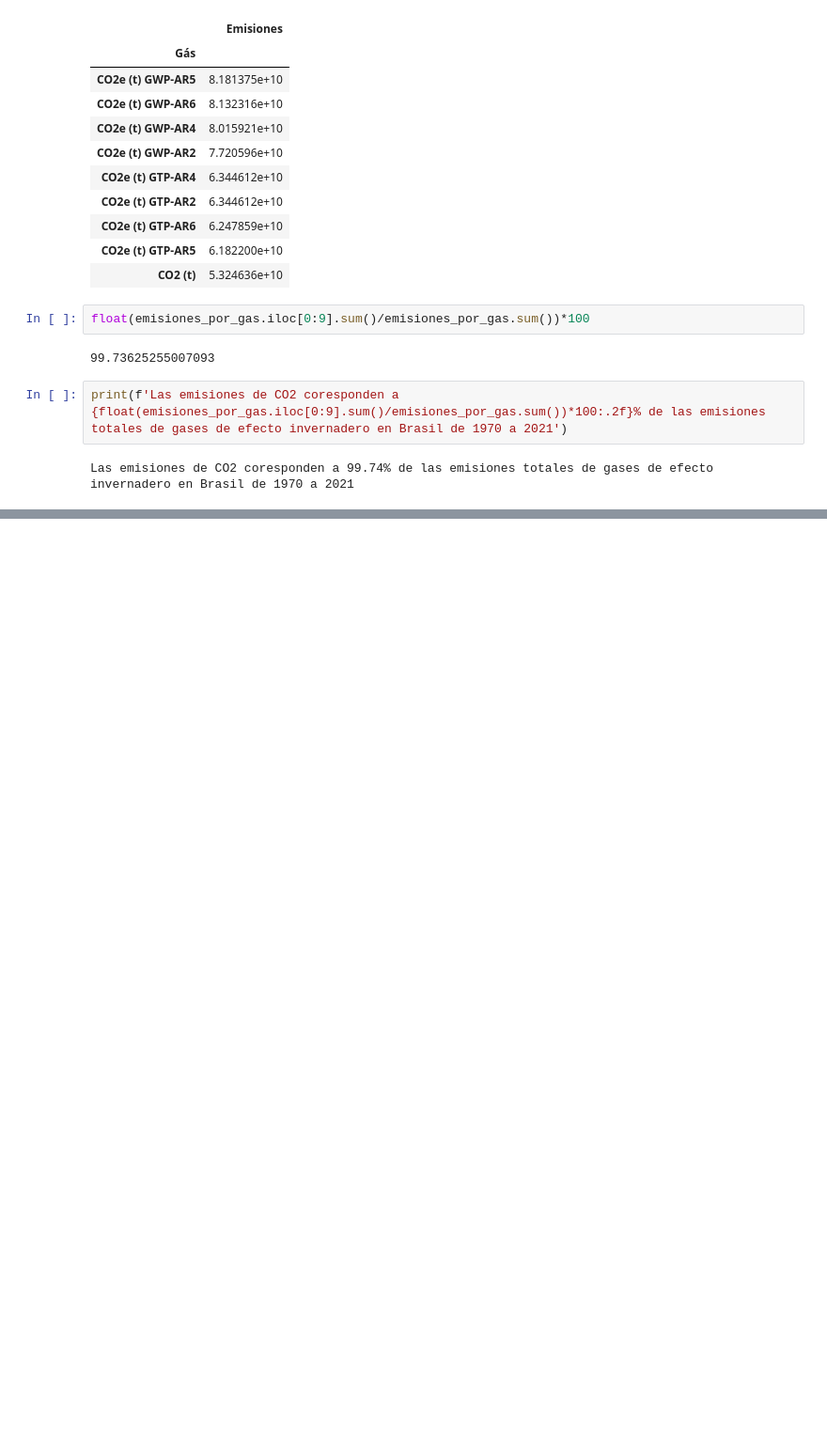
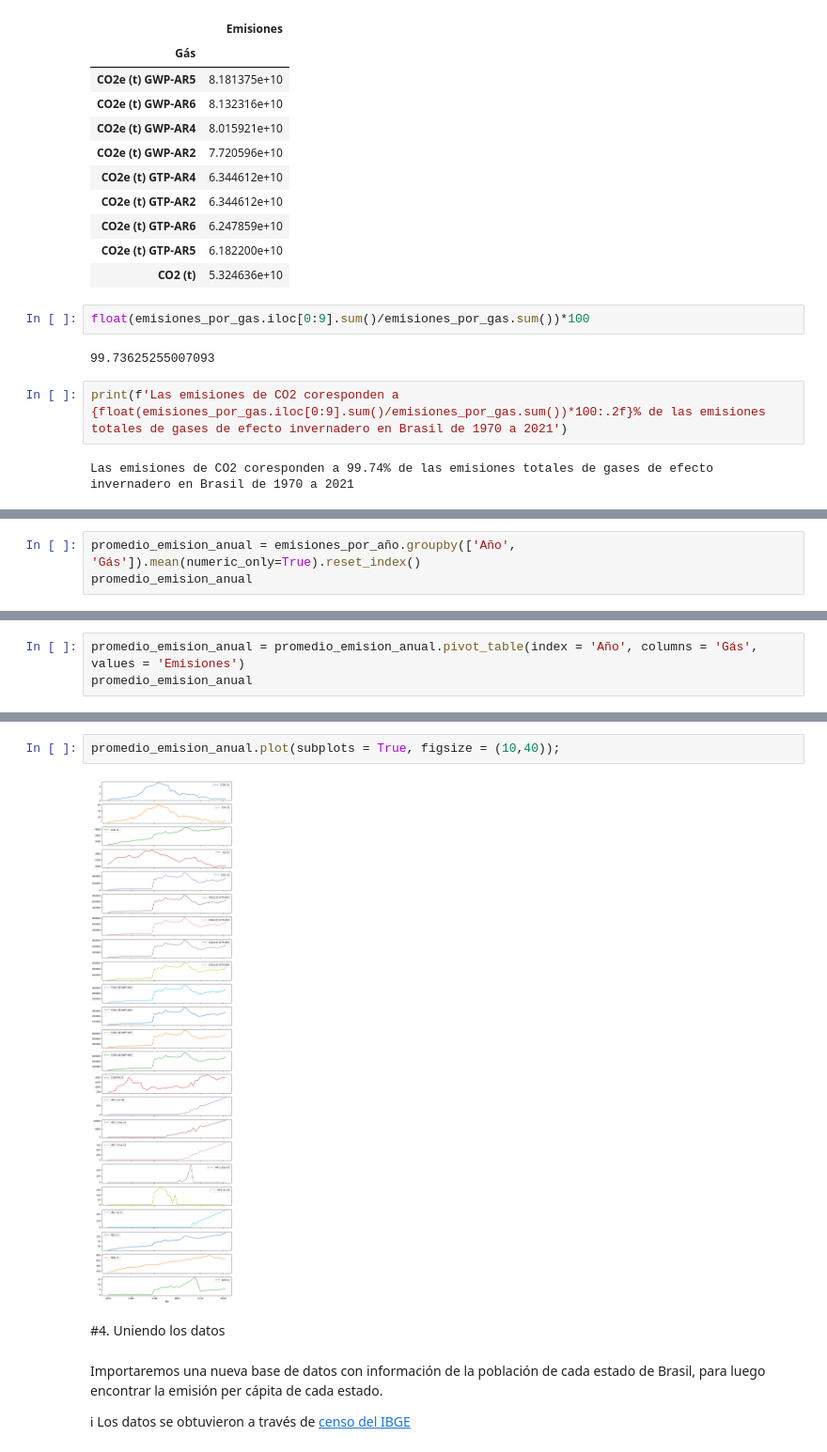
Before and after one commit to dpenamoya-ops/Pandas_seleccionar_y_agrupar_datos, a Jupyter notebook: Selección_y_agrupamiento_de_datos_con_pandas.ipynb, the cells around one changed output, grey strips where cells are left out. Shown at 94% size. Drawn from its saved outputs; the diff is of its cells as text; blank space fills up the shorter version.

```diff
--- a/Selección_y_agrupamiento_de_datos_con_pandas.ipynb
+++ b/Selección_y_agrupamiento_de_datos_con_pandas.ipynb
@@ -375,0 +657,3 @@ Las emisiones de CO2 coresponden a 99.74% de las emisiones totales de gases de e
+# %%
+promedio_emision_anual = emisiones_por_año.groupby(['Año', 'Gás']).mean(numeric_only=True).reset_index()
+promedio_emision_anual
@@ -375,0 +674,3 @@ Las emisiones de CO2 coresponden a 99.74% de las emisiones totales de gases de e
+# %%
+promedio_emision_anual = promedio_emision_anual.pivot_table(index = 'Año', columns = 'Gás', values = 'Emisiones')
+promedio_emision_anual
@@ -375,0 +697,11 @@ Las emisiones de CO2 coresponden a 99.74% de las emisiones totales de gases de e
+# %%
+promedio_emision_anual.plot(subplots = True, figsize = (10,40));
+# %% [output]
+[figure, added]
+# %% [markdown]
+#4. Uniendo los datos
+# %% [markdown]
+Importaremos una nueva base de datos con información de la población de cada estado de Brasil, para luego encontrar la emisión per cápita de cada estado.
+
+ℹ
+Los datos se obtuvieron a través de [censo del IBGE](https://www.ibge.gov.br/estatisticas/sociais/saude/22827-censo-demografico-2022.html?=&t=resultados)
```
Also changed, not shown: parts of 57 cells of this notebook.
